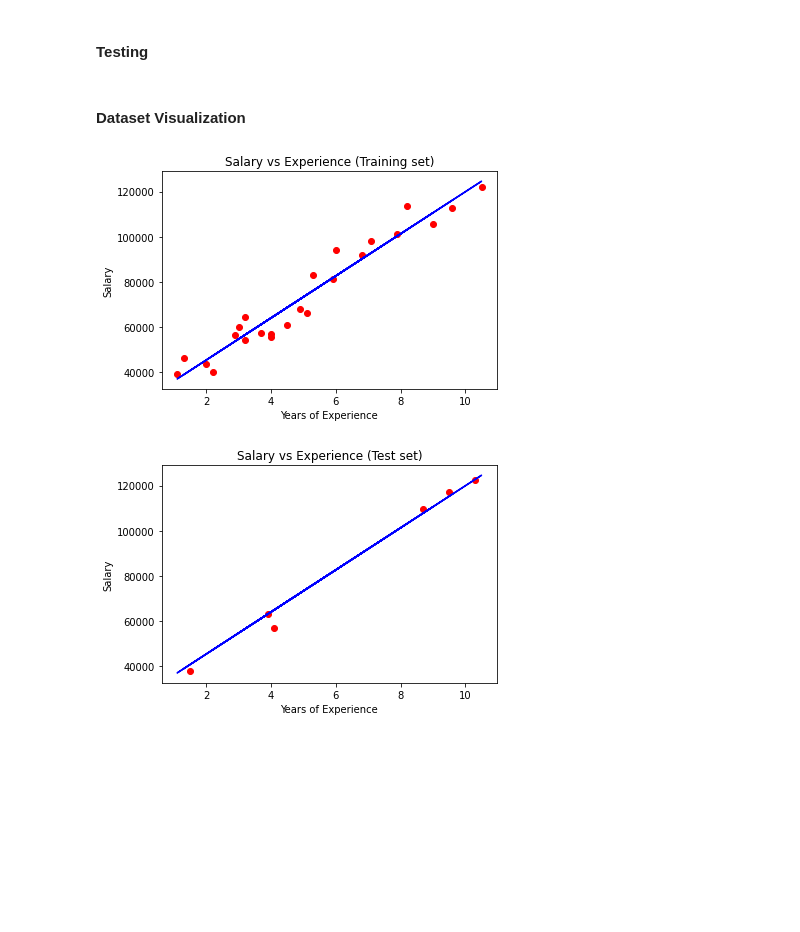
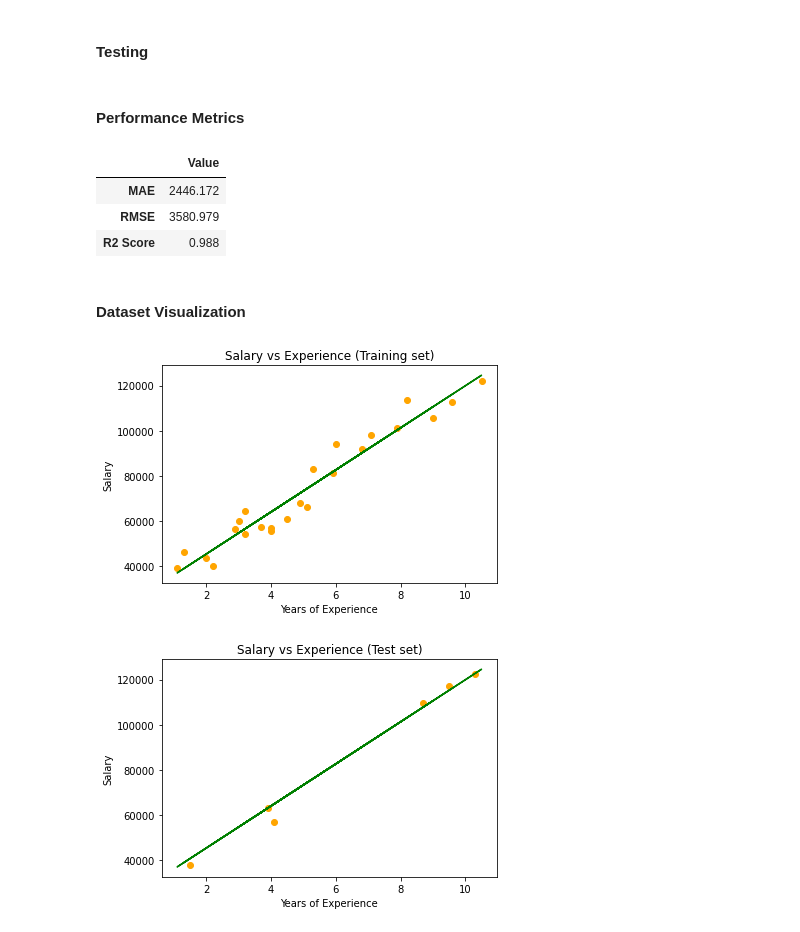
Before and after one commit to shivamaggarwal513/delhi-technological-university, a Jupyter notebook: Semester 5/Machine Learning/05 Linear Regression/LinearRegression.ipynb, the cells around one changed output. Saved outputs shown, nothing was run; the diff lists cells and outputs as text; code cells hidden in the pictures; blank space fills up the shorter version.

```diff
--- a/Semester 5/Machine Learning/05 Linear Regression/LinearRegression.ipynb
+++ b/Semester 5/Machine Learning/05 Linear Regression/LinearRegression.ipynb
@@ -24,23 +27,40 @@ LinearRegression()
 #### Testing
 # %%
 y_pred = regressor.predict(X_test)
+# %% [markdown]
+#### Performance Metrics
+# %%
+from math import sqrt
+from sklearn.metrics import mean_absolute_error, mean_squared_error, r2_score
+pd.set_option('display.float_format', lambda x: '%.3f' % x)
+cmetrics = pd.DataFrame(data = [mean_absolute_error(y_test, y_pred),
+                                sqrt(mean_squared_error(y_test, y_pred)),
+                                r2_score(y_test, y_pred)],
+                        index = ['MAE', 'RMSE', 'R2 Score'],
+                        columns = ['Value'])
+cmetrics
+# %% [output]
+|  | Value |
+| MAE | 2446.172 |
+| RMSE | 3580.979 |
+| R2 Score | 0.988 |
 # %% [markdown]
 #### Dataset Visualization
 # %%
-plt.scatter(X_train, y_train, color = 'red')
-plt.plot(X_train, regressor.predict(X_train), color = 'blue')
+plt.scatter(X_train, y_train, color = 'orange')
+plt.plot(X_train, regressor.predict(X_train), color = 'green')
 plt.title('Salary vs Experience (Training set)')
 plt.xlabel('Years of Experience')
 plt.ylabel('Salary')
 plt.show()
 # %% [output]
-[figure, old version]
+[figure, new version]
 # %%
-plt.scatter(X_test, y_test, color = 'red')
-plt.plot(X_train, regressor.predict(X_train), color = 'blue')
+plt.scatter(X_test, y_test, color = 'orange')
+plt.plot(X_train, regressor.predict(X_train), color = 'green')
 plt.title('Salary vs Experience (Test set)')
 plt.xlabel('Years of Experience')
 plt.ylabel('Salary')
 plt.show()
 # %% [output]
-[figure, old version]
+[figure, new version]
```
Also changed, not shown: parts of 2 cells of this notebook, 9 other files.
